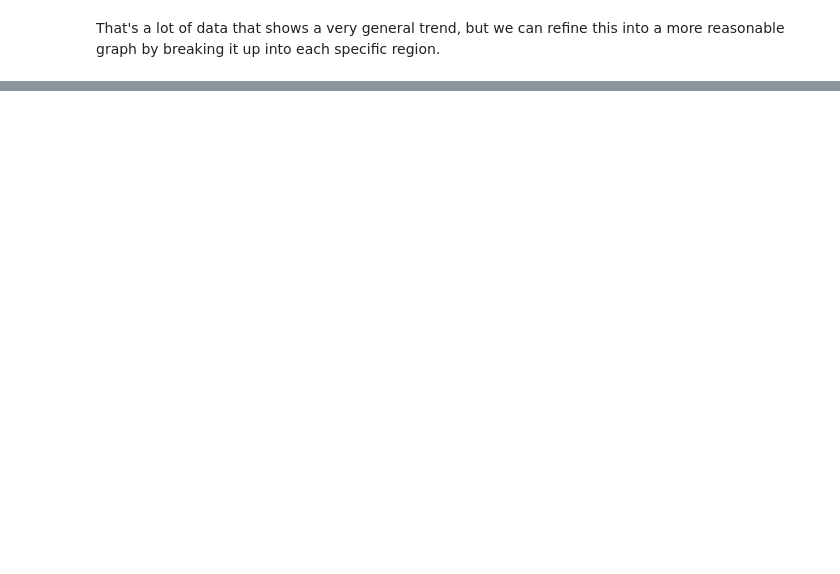
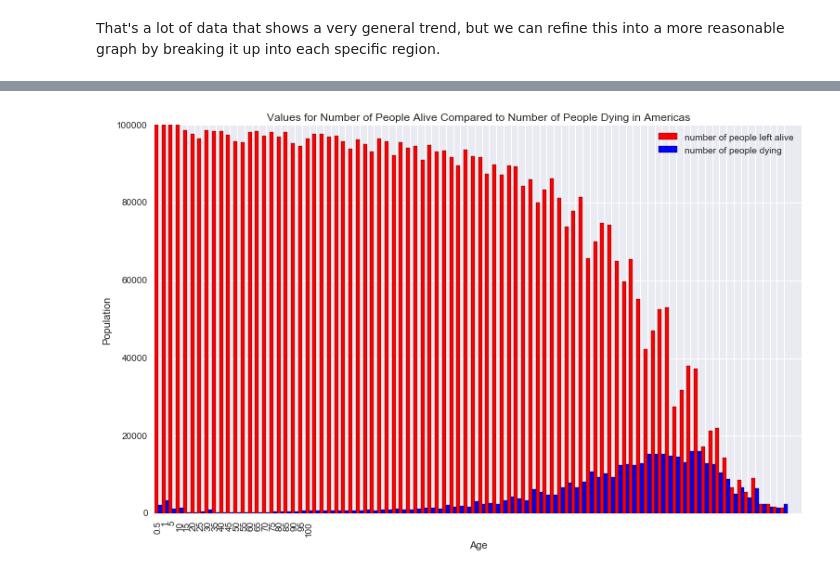
Before and after one commit to segerphilip/DataScience16CTW, a Jupyter notebook: Pip Data Exploration.ipynb, the cells around one changed output, grey strips where cells are left out. Drawn from its saved outputs; the diff is of its cells as text; code cells hidden in the pictures; blank space fills up the shorter version.

```diff
--- a/Pip Data Exploration.ipynb
+++ b/Pip Data Exploration.ipynb
@@ -183,0 +217,25 @@ That's a lot of data that shows a very general trend, but we can refine this int
+# %%
+americaGHO31 = GHO31[GHO31.REGION == "AMR"]
+americaGHO32 = GHO32[GHO32.REGION == "AMR"]
+
+N = 88
+ind = np.arange(N)
+width = .50
+
+fig, ax = plt.subplots()
+rects1 = ax.bar(ind, americaGHO31.Numeric.values, width, color = 'r')
+rects2 = ax.bar(ind + width, americaGHO32.Numeric.values, width, color = 'b')
+ax.set_ylabel("Population")
+ax.set_xlabel("Age")
+ax.set_xticks(ind + width)
+labels = ax.set_xticklabels(["0.5", "1", "5", "10", "15", "20", "25", "30", "35", "40",
+                             "45", "50", "55", "60", "65", "70", "75", "80", "85", "90",
+                             "95", "100"])
+ax.legend((rects1[0], rects2[0]), ('number of people left alive', 'number of people dying'))
+fig.set_size_inches(12.5, 7.5)
+plt.setp(labels, rotation = 90)
+ax.set_title("Values for Number of People Alive Compared to Number of People Dying in Americas")
+
+plt.show()
+# %% [output]
+[figure, added]
```
Also changed, not shown: parts of 14 cells of this notebook.
